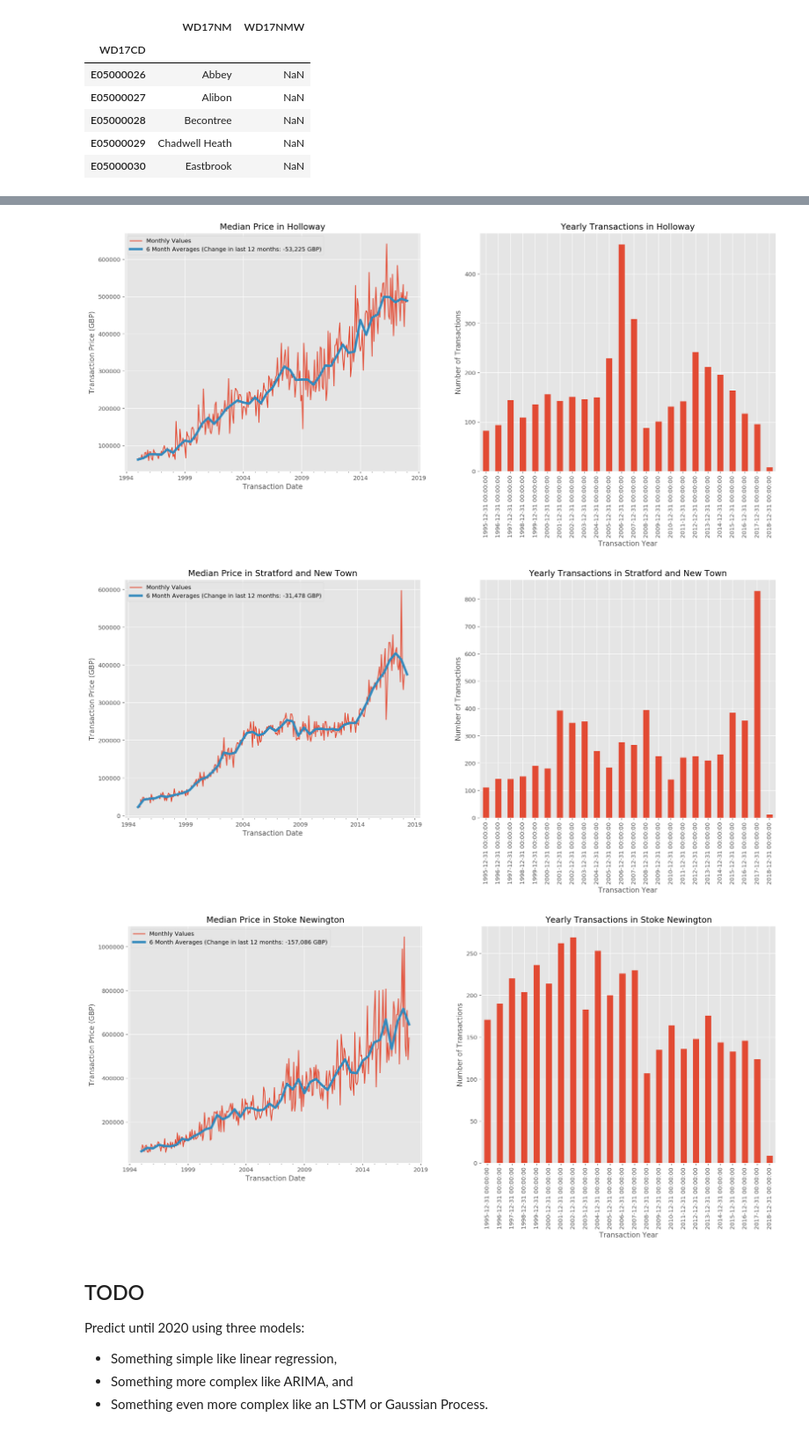
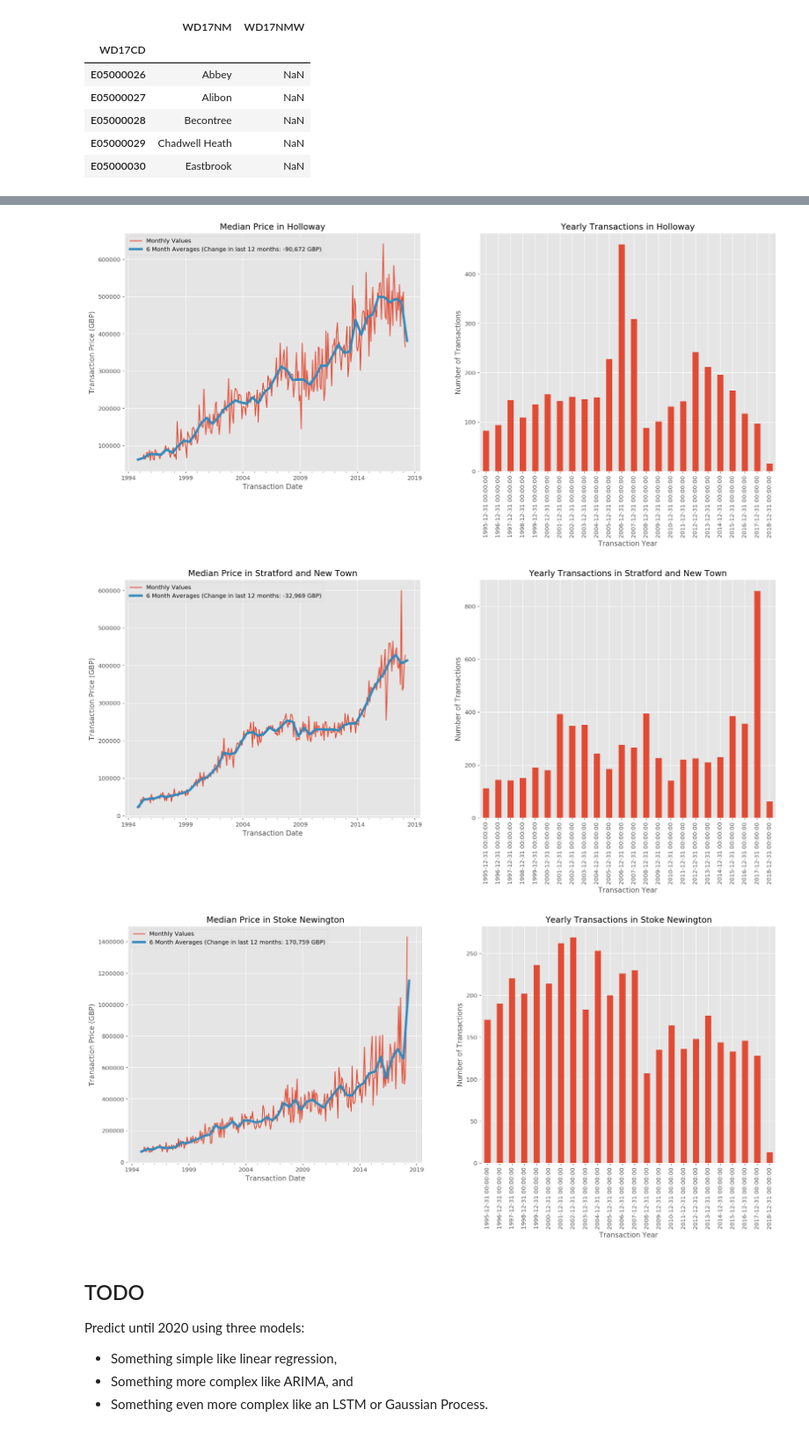
Before and after one commit to hnarayanan/homepricer, a Jupyter notebook: sandbox/notebooks/Exploratory Analysis.ipynb, the cells around one changed output, grey strips where cells are left out. Shown at 88% size. Cells and saved outputs as stored; diff of their text form; code cells hidden in the pictures.

```diff
--- a/sandbox/notebooks/Exploratory Analysis.ipynb
+++ b/sandbox/notebooks/Exploratory Analysis.ipynb
@@ -169,8 +169,8 @@ for ward in london_wards:
 
     monthly_prices_ward = property_transactions_ward.groupby(pd.Grouper(key='transaction_transfer_date', freq='M'))
     monthly_prices_ward_medians = monthly_prices_ward.agg({'transaction_price': ['median']})
-    last_year = monthly_prices_ward_medians.loc['2017-03-31':'2018-02-28']
-    last_year['days_since'] = (last_year.index - pd.to_datetime('2017-03-01')).astype('timedelta64[D]')
+    last_year = monthly_prices_ward_medians.loc['2017-04-30':'2018-03-31']
+    last_year['days_since'] = (last_year.index - pd.to_datetime('2017-04-01')).astype('timedelta64[D]')
     last_year['transaction_price_median'] = last_year['transaction_price']['median']
     params = smf.ols('transaction_price_median ~ days_since', data=last_year).fit().params
     yearly_change = int(round(params['days_since']*365))
@@ -204,6 +204,6 @@ See the caveats in the documentation: http://pandas.pydata.org/pandas-docs/stabl
-[figure, old version]
+[figure, new version]
-[figure, old version]
+[figure, new version]
-[figure, old version]
+[figure, new version]
 # %% [markdown]
 ## TODO
 
```
Also changed, not shown: parts of 12 cells of this notebook.
